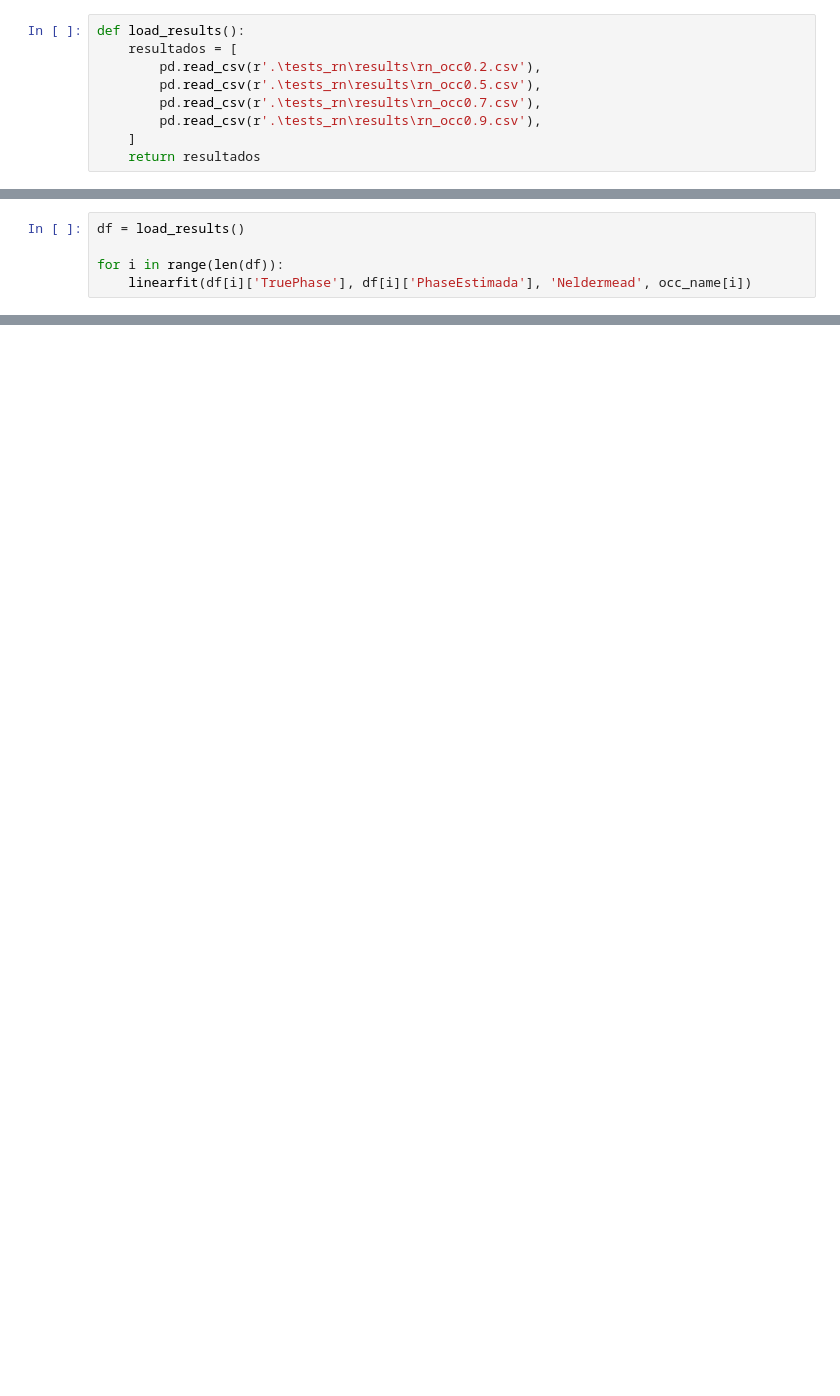
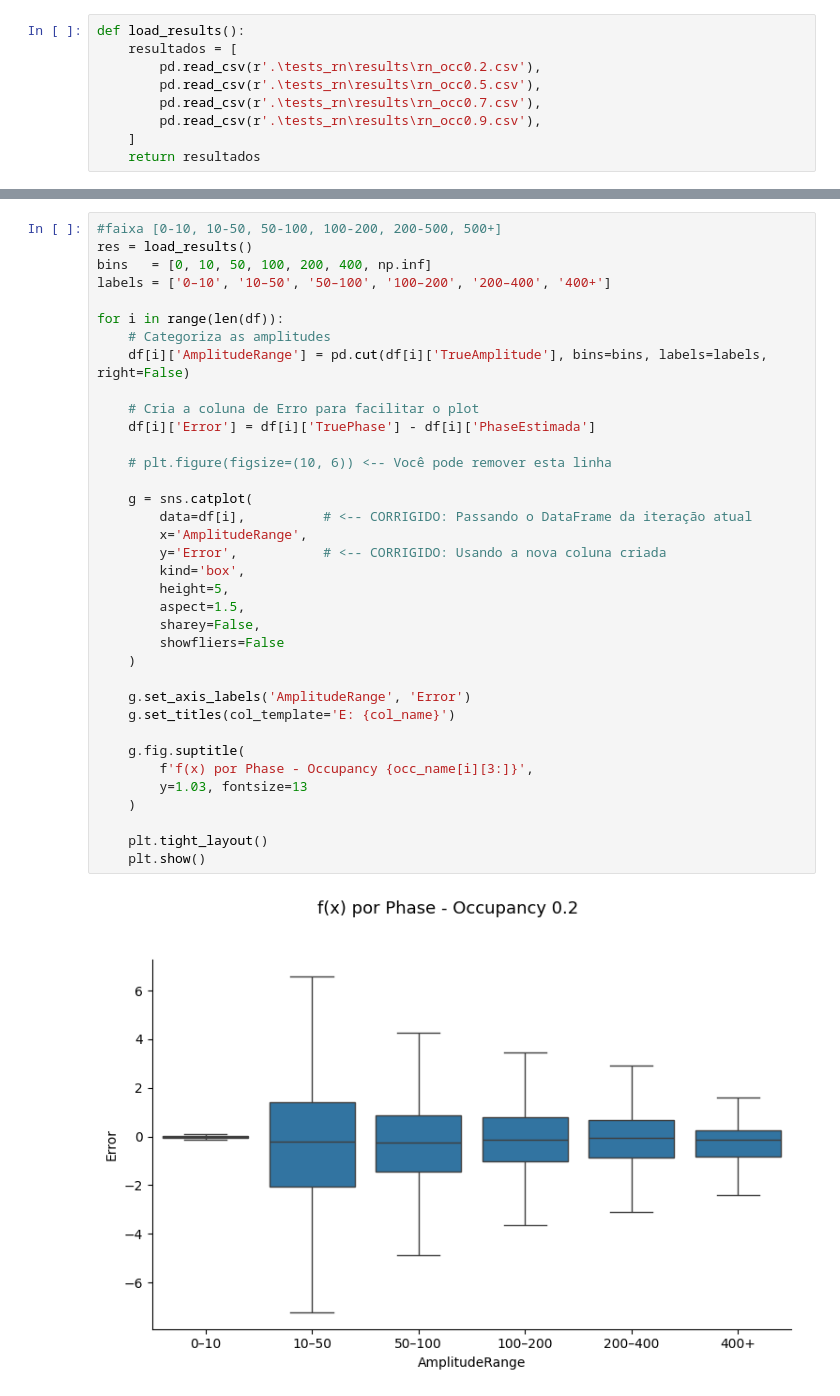
Before and after one commit to Caua-Gomes2005/Nelder-Mead_Rede-Neural, a Jupyter notebook: rn_phases.ipynb, the cells around one changed output, grey strips where cells are left out. Saved outputs shown, nothing was run; the diff lists cells and outputs as text; blank space fills up the shorter version.

Commit message:
rn phases com variação por faixa de energia

```diff
--- a/rn_phases.ipynb
+++ b/rn_phases.ipynb
@@ -187,5 +163,0 @@ def linearfit(real, estimada, name, occ):
-# %%
-df = load_results()
-
-for i in range(len(df)):
-    linearfit(df[i]['TruePhase'], df[i]['PhaseEstimada'], 'Neldermead', occ_name[i])
@@ -196,0 +164,38 @@ for i in range(len(df)):
+# %%
+#faixa [0-10, 10-50, 50-100, 100-200, 200-500, 500+]
+res = load_results()
+bins   = [0, 10, 50, 100, 200, 400, np.inf]
+labels = ['0–10', '10–50', '50–100', '100–200', '200–400', '400+']
+
+for i in range(len(df)):
+    # Categoriza as amplitudes
+    df[i]['AmplitudeRange'] = pd.cut(df[i]['TrueAmplitude'], bins=bins, labels=labels, right=False)
+
+    # Cria a coluna de Erro para facilitar o plot
+    df[i]['Error'] = df[i]['TruePhase'] - df[i]['PhaseEstimada']
+
+    # plt.figure(figsize=(10, 6)) <-- Você pode remover esta linha
+
+    g = sns.catplot(
+        data=df[i],          # <-- CORRIGIDO: Passando o DataFrame da iteração atual
+        x='AmplitudeRange',
+        y='Error',           # <-- CORRIGIDO: Usando a nova coluna criada
+        kind='box',
+        height=5,
+        aspect=1.5,
+        sharey=False,
+        showfliers=False
+    )
+
+    g.set_axis_labels('AmplitudeRange', 'Error')
+    g.set_titles(col_template='E: {col_name}')
+
+    g.fig.suptitle(
+        f'f(x) por Phase - Occupancy {occ_name[i][3:]}',
+        y=1.03, fontsize=13
+    )
+
+    plt.tight_layout()
+    plt.show()
+# %% [output]
+[figure, added]
```
Also changed, not shown: parts of 9 cells of this notebook, 15 other files.
